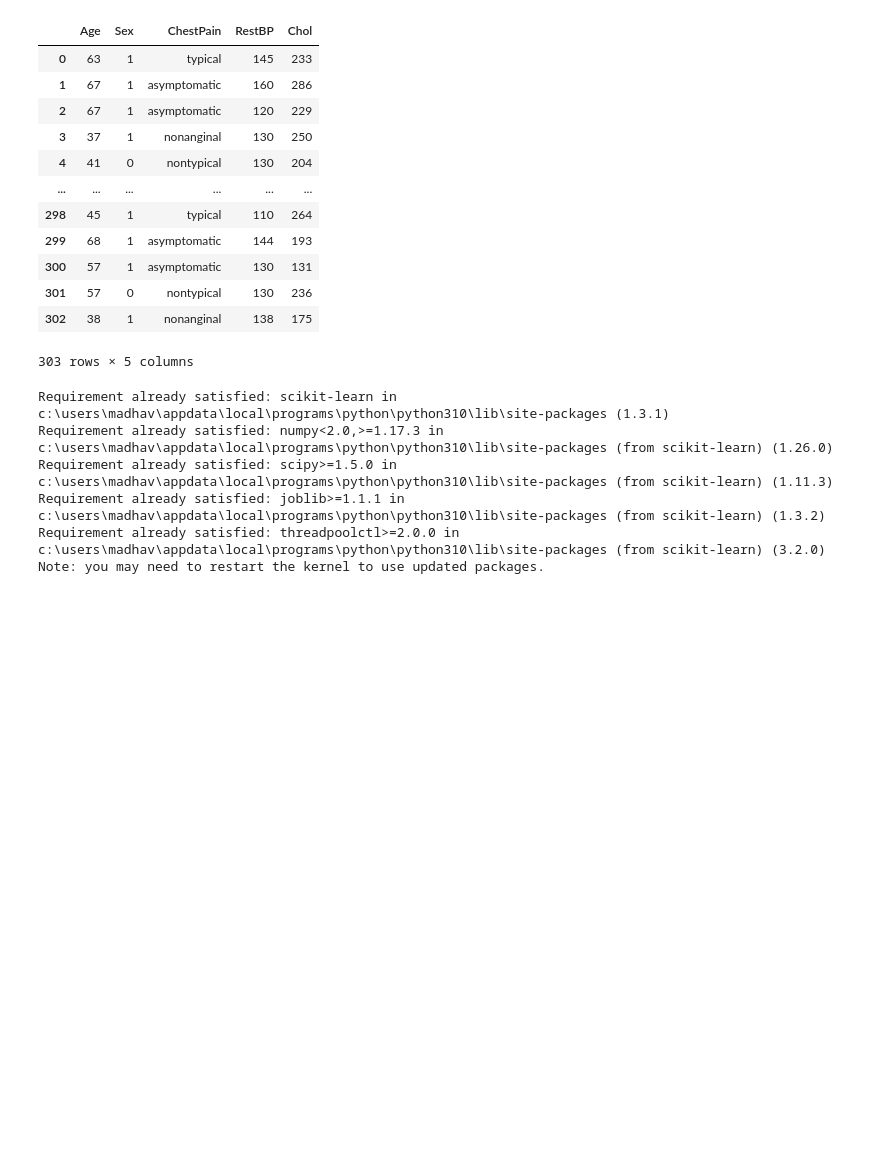
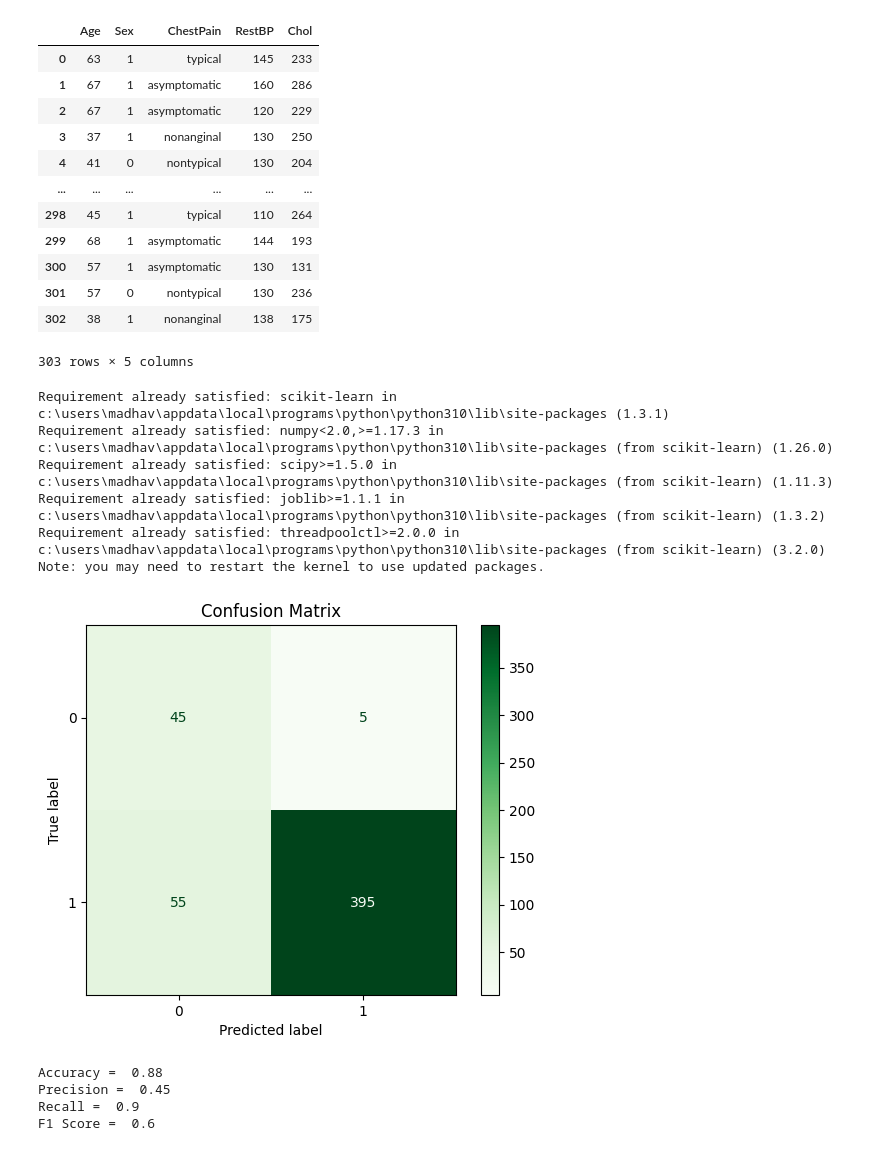
Before and after one commit to ItsMJ99/PICT-TEIT-Labs, a Jupyter notebook: ML/Assignment1.ipynb, the cells around one changed output. Saved outputs shown, nothing was run; the diff lists cells and outputs as text; code cells hidden in the pictures; blank space fills up the shorter version.

```diff
--- a/ML/Assignment1.ipynb
+++ b/ML/Assignment1.ipynb
@@ -208,0 +210,38 @@ import matplotlib.pyplot as plt
+# %%
+import numpy as np
+from sklearn import metrics
+import matplotlib.pyplot as plt
+
+# Given values
+tp = 45  # true positives
+tn = 395  # true negatives
+fp = 55  # false positives
+fn = 5   # false negatives
+
+# Construct the confusion matrix
+confusion_matrix = np.array([[tp, fn], [fp, tn]])
+
+# Create a confusion matrix display
+cm_display = metrics.ConfusionMatrixDisplay(confusion_matrix=confusion_matrix, display_labels=[0, 1])
+
+# Plot the confusion matrix
+cm_display.plot(cmap='Greens')  # You can choose a colormap as per your preference
+plt.title('Confusion Matrix')
+plt.show()
+# %% [output]
+[figure, added]
+# %%
+accuracy = ( tp + tn )/( tp + tn + fp + fn)
+precision = tp / ( tp + fp)
+recall = tp / ( tp + fn )
+f1score= 2 * ( precision * recall )/( precision + recall )
+
+print("Accuracy = ",accuracy)
+print("Precision = ",precision)
+print("Recall = ",recall)
+print("F1 Score = ",f1score)
+# %% [output]
+Accuracy =  0.88
+Precision =  0.45
+Recall =  0.9
+F1 Score =  0.6
```
Also changed, not shown: parts of 1 cell of this notebook.
